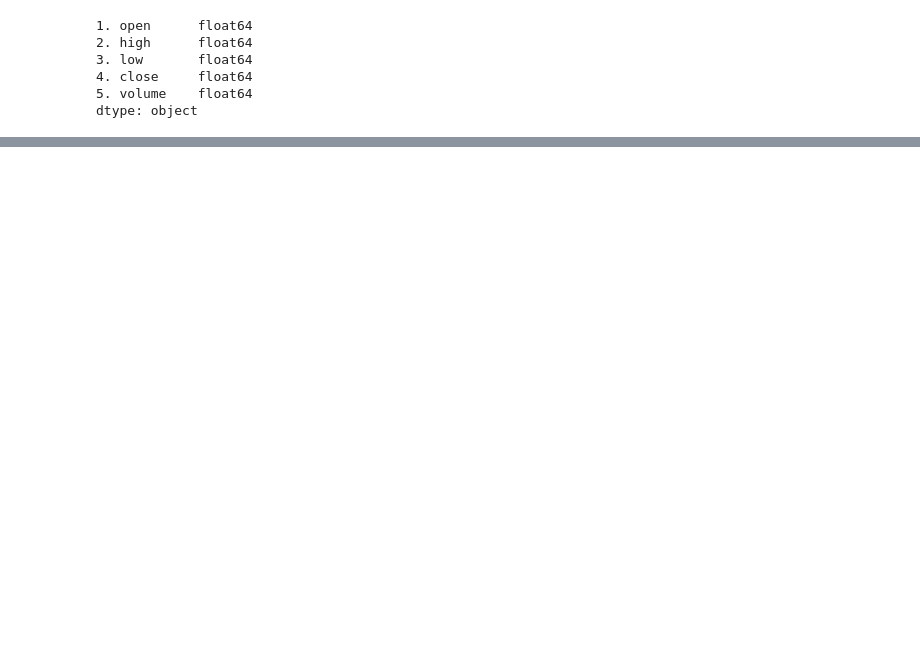
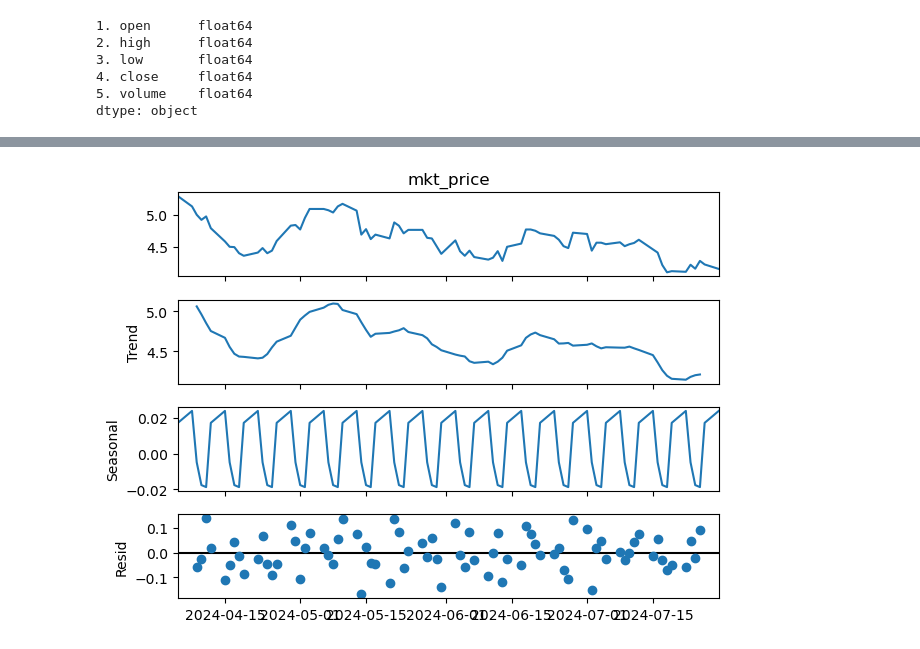
Before and after one commit to Nifoluwa/ML_for_finance, a Jupyter notebook: Time_Series/Walkthrough.ipynb, the cells around one changed output, grey strips where cells are left out. Saved outputs shown, nothing was run; the diff lists cells and outputs as text; code cells hidden in the pictures; blank space fills up the shorter version.

Commit message:
Updates to model selection process

```diff
--- a/Time_Series/Walkthrough.ipynb
+++ b/Time_Series/Walkthrough.ipynb
@@ -140,0 +169,5 @@ df_train.plot(figsize=(15,5));
+# %%
+s_dec_additive = seasonal_decompose(df_train.mkt_price, model="additive")
+s_dec_additive.plot();
+# %% [output]
+[figure, added]
```
Also changed, not shown: parts of 45 cells of this notebook, 4 other files.
